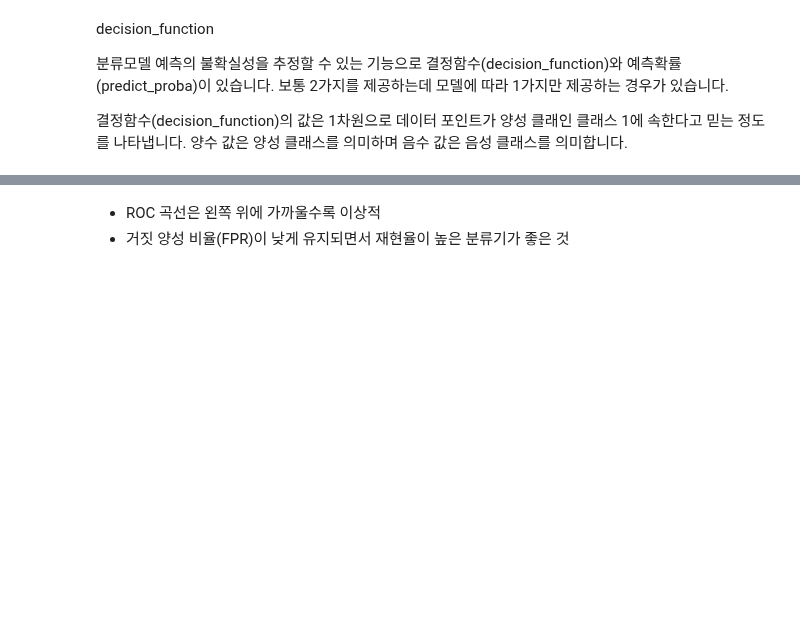
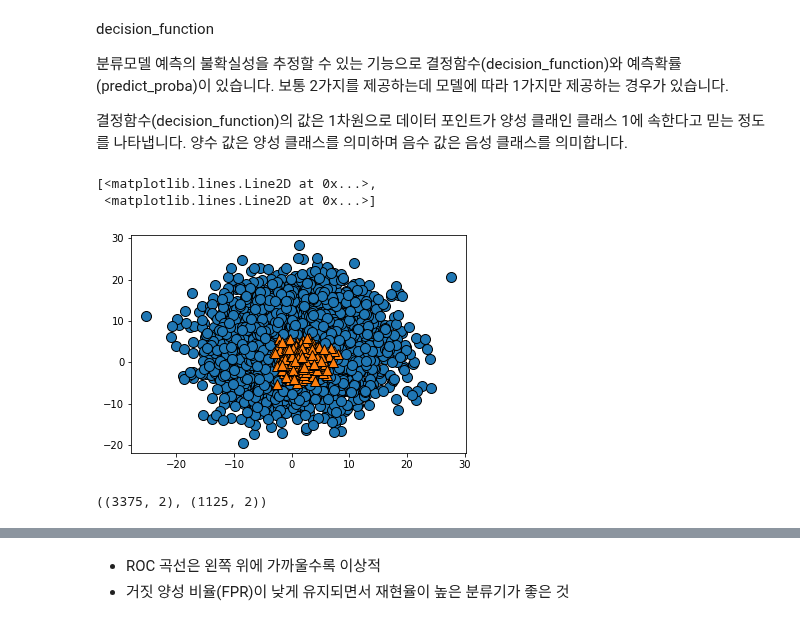
Before and after one commit to hwayoung306/AI, a Jupyter notebook: 20220504_ml_07_지도학습_모델평가_성능향상_ipynb의_사본.ipynb, the cells around one changed output, grey strips where cells are left out. Saved outputs shown, nothing was run; the diff lists cells and outputs as text; code cells hidden in the pictures; blank space fills up the shorter version.

```diff
--- a/20220504_ml_07_지도학습_모델평가_성능향상_ipynb의_사본.ipynb
+++ b/20220504_ml_07_지도학습_모델평가_성능향상_ipynb의_사본.ipynb
@@ -918,0 +966,16 @@ from sklearn.metrics import roc_curve
+# %%
+# 데이터 포인트
+from sklearn.datasets import make_blobs
+
+X, y = make_blobs(n_samples=[4000, 500], cluster_std=[7.0, 2.0], random_state=0)
+X.shape, y.shape
+mglearn.discrete_scatter(X[:, 0], X[:, 1], y)
+# %% [output]
+[<matplotlib.lines.Line2D at 0x...>,
+ <matplotlib.lines.Line2D at 0x...>]
+[figure, added]
+# %%
+X_train, X_test, y_train, y_test = train_test_split(X, y , random_state = 0)
+X_train.shape, X_test.shape
+# %% [output]
+((3375, 2), (1125, 2))
```
Also changed, not shown: parts of 44 cells of this notebook.
